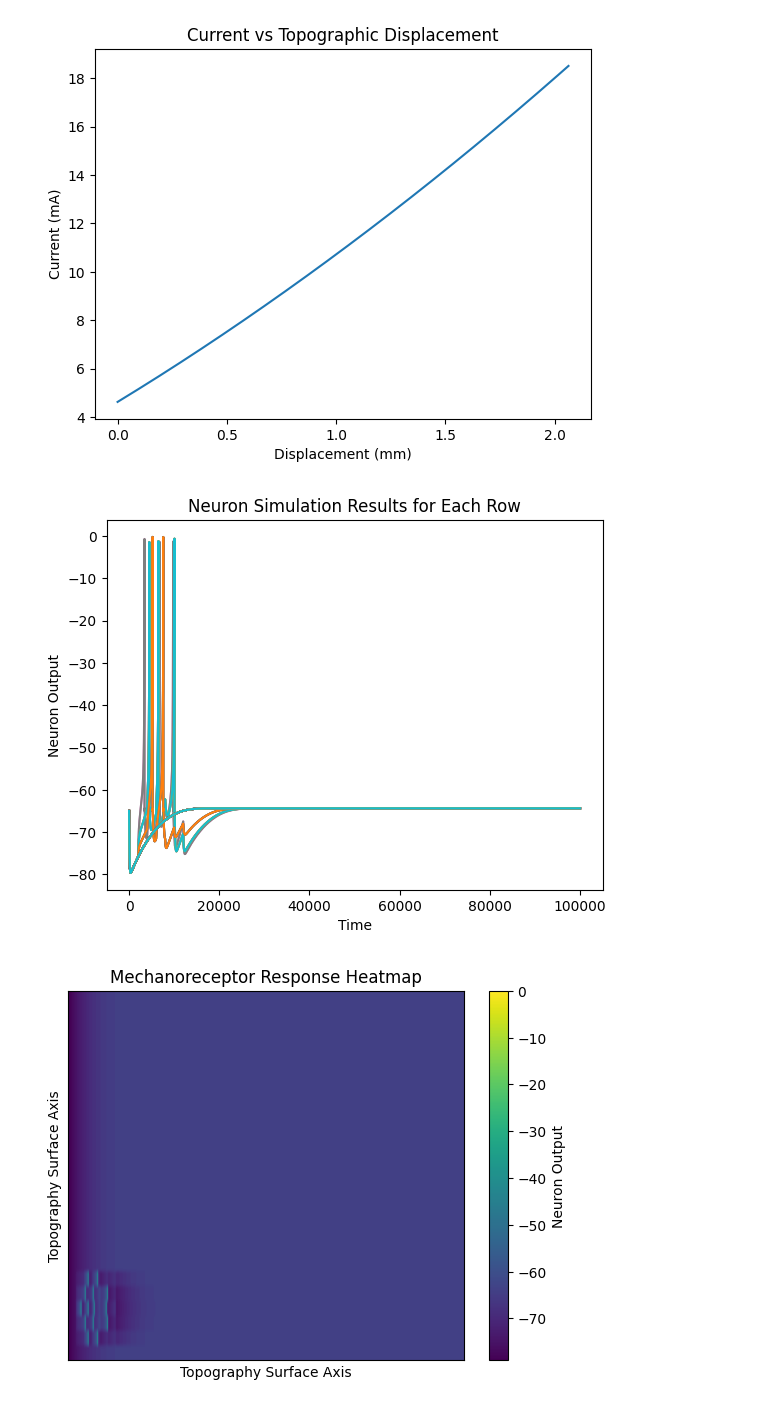
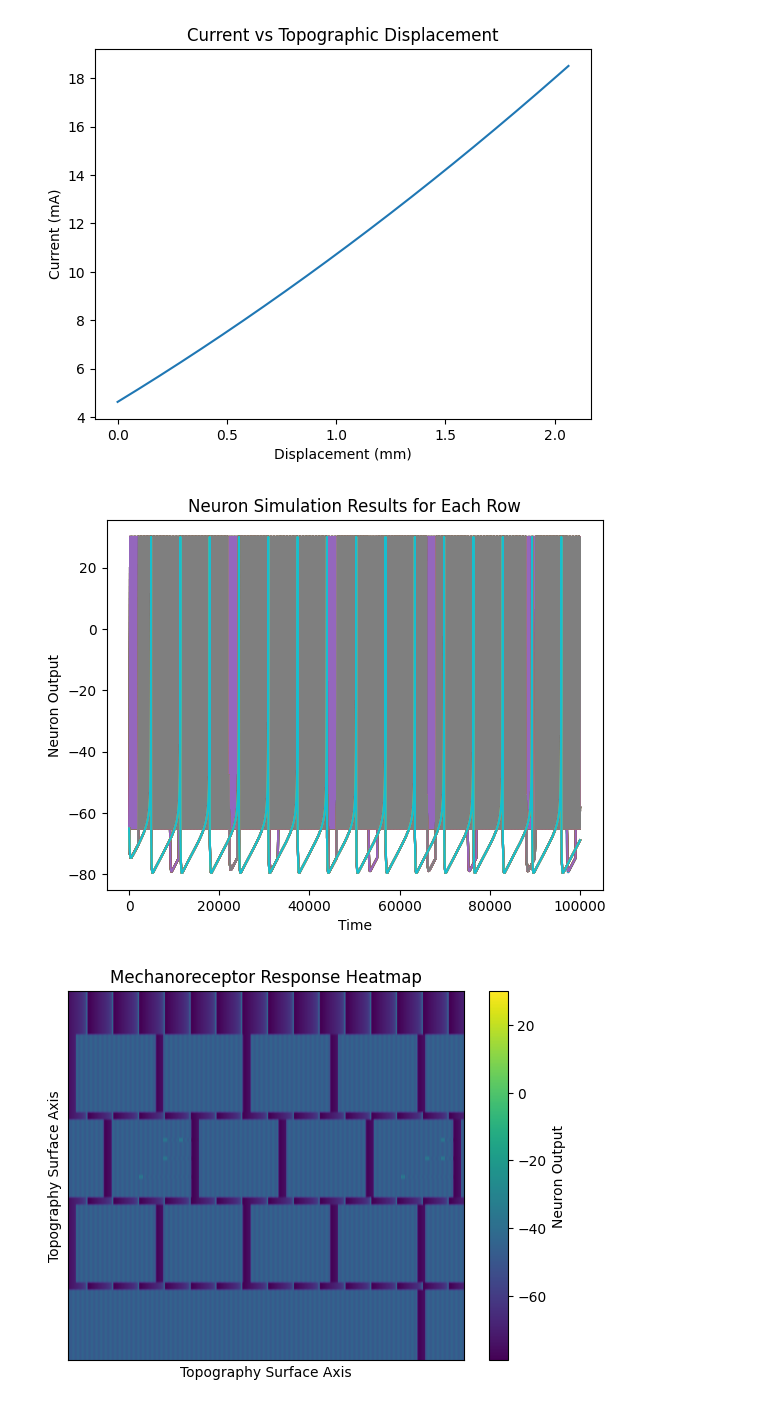
Before and after one commit to Ryan-Jing/Mechanoreceptor-Model, a Jupyter notebook: receptor_response.ipynb, the cells around one changed output. Cells and saved outputs as stored; diff of their text form; code cells hidden in the pictures.

```diff
--- a/receptor_response.ipynb
+++ b/receptor_response.ipynb
@@ -152,7 +153,7 @@ def topography_to_input_current(topography):
 
 # ====== MODEL PARAMETERS ====== #
 #   - a, b, c, and d are neuron parameters (Izhikevich model)
-#   - v_th is the threshold voltage
+#   - v_apex is the threshold voltage
 #   - Cm is the membrane capacitance
 #   - K_x is a gain factor
 #   - I is the initial current
@@ -160,13 +161,13 @@ def topography_to_input_current(topography):
 def initialize_neuron(neuron_type, neuron_response):
     if neuron_response == 0:
         return {
-            'a': 0.025,
+            'a': 0.02,
             'b': 0.2,
             'c': -65,
             'd': 6,
-            'v_th': 0.03,
+            'v_apex': 30,
             'Cm': 1,
-            'K_one': 0.7,
+            'K_one': 2,
             'K_two': 3,
             'neuron_type': neuron_type
         }
@@ -176,7 +177,7 @@ def initialize_neuron(neuron_type, neuron_response):
             'b': 0.25,
             'c': -50,
             'd': 1.5,
-            'v_th': 0.03,
+            'v_apex': 0.03,
             'Cm': 1,
             'K_one': 0.7,
             'K_two': 3,
@@ -188,30 +189,31 @@ def initialize_neuron(neuron_type, neuron_response):
 #   - Use Euler's method to update the state of the neuron
 # ============================= #
 def update_neuron_state(parameters, v, u, t, dt, I):
-    a, b, c, d, v_th, Cm, K_one, K_two, neuron_type = parameters.values()
+    a, b, c, d, v_apex, Cm, K_one, K_two, neuron_type = parameters.values()
 
     if neuron_type == 0:
         dv = (0.04 * v[t]**2) + (5 * v[t]) + 140 - u[t] + (K_one / Cm) * I[t]
         du = a * (b * v[t] - u[t])
 
-        if v[t] > v_th:
-            v[t] = c
-            u[t] += d
-
-        u[t+1] = u[t] + dt * du
-        v[t+1] = v[t] + dt * dv
+        if v[t] > v_apex:
+            v[t] = v_apex
+            v[t+1] = c
+            u[t+1] += d
+        else:
+            u[t+1] = u[t] + dt * du
+            v[t+1] = v[t] + dt * dv
 
     else:
         dv = (0.04 * v[t]**2) + (5 * v[t]) + 140 - u[t]
         du = a * (b * v[t] - u[t])
 
-        if v[t] > v_th:
-            v[t] = c
-            u[t] += d
-
-
-        u[t+1] = u[t] + dt * du
-        v[t+1] = v[t] + dt * dv + (K_two / Cm) * (I[t + 1] - I[t])
+        if v[t] > v_apex:
+            v[t] = v_apex
+            v[t+1] = c
+            u[t+1] += d
+        else:
+            u[t+1] = u[t] + dt * du
+            v[t+1] = v[t] + dt * dv + (K_two / Cm) * ((np.abs(I[t + 1] - I[t])))
 
 # ====== SIMULATE NEURON ====== #
 #   - Given the type of neuron and parameters, simulate the neuron over 1000 ms
@@ -264,7 +266,7 @@ def plot_neuron_results(v, spike_counts_array, total_time, topography_size):
     ax.plot_surface(x, y, scaled_down_spike_counts_array, cmap='viridis')
 
     z_min = 0 # Set your desired minimum value
-    z_max = -100  # Set your desired maximum value
+    z_max = 100  # Set your desired maximum value
     ax.set_zlim(z_min, z_max)
 
     plt.xticks([])
@@ -279,32 +281,32 @@ def plot_neuron_results(v, spike_counts_array, total_time, topography_size):
 # %%
 # Neuron type (SA-1 = 0, FA-1 = 1)
 neuron_type = 0
 # Neuron response (Spiking = 0, Bursting = 1)
 neuron_response = 0
 
 topography_size = 100
 
 receptor_resolution = 100000
 
-topography_array = np.loadtxt('Topography_Data/top_out.csv', delimiter=',')
+topography_array = np.flipud(np.loadtxt('Topography_Data/keyboard_topography.csv', delimiter=','))
 
 spike_counts_array = np.zeros((topography_size, receptor_resolution), dtype=int)
 
 parameters = initialize_neuron(neuron_type, neuron_response)
 dt = 0.01
 total_time = 1000
 
 for i in range(topography_size):
     selected_row = topography_array[i, :]
     input_current = topography_to_input_current(selected_row)
     I = np.repeat(input_current, 1000)
     time, v = neuron_simulate(parameters, dt, total_time, I)
 
     spike_counts_array[i, :len(v)] = v
 
     plt.plot(v, label=f'Row {i + 1}')
 
 plot_neuron_results(v, spike_counts_array, total_time, topography_size)
 # %% [output]
-[figure, old version]
+[figure, new version]
-[figure, old version]
+[figure, new version]
```
Also changed, not shown: parts of 3 cells of this notebook, 7 other files.
